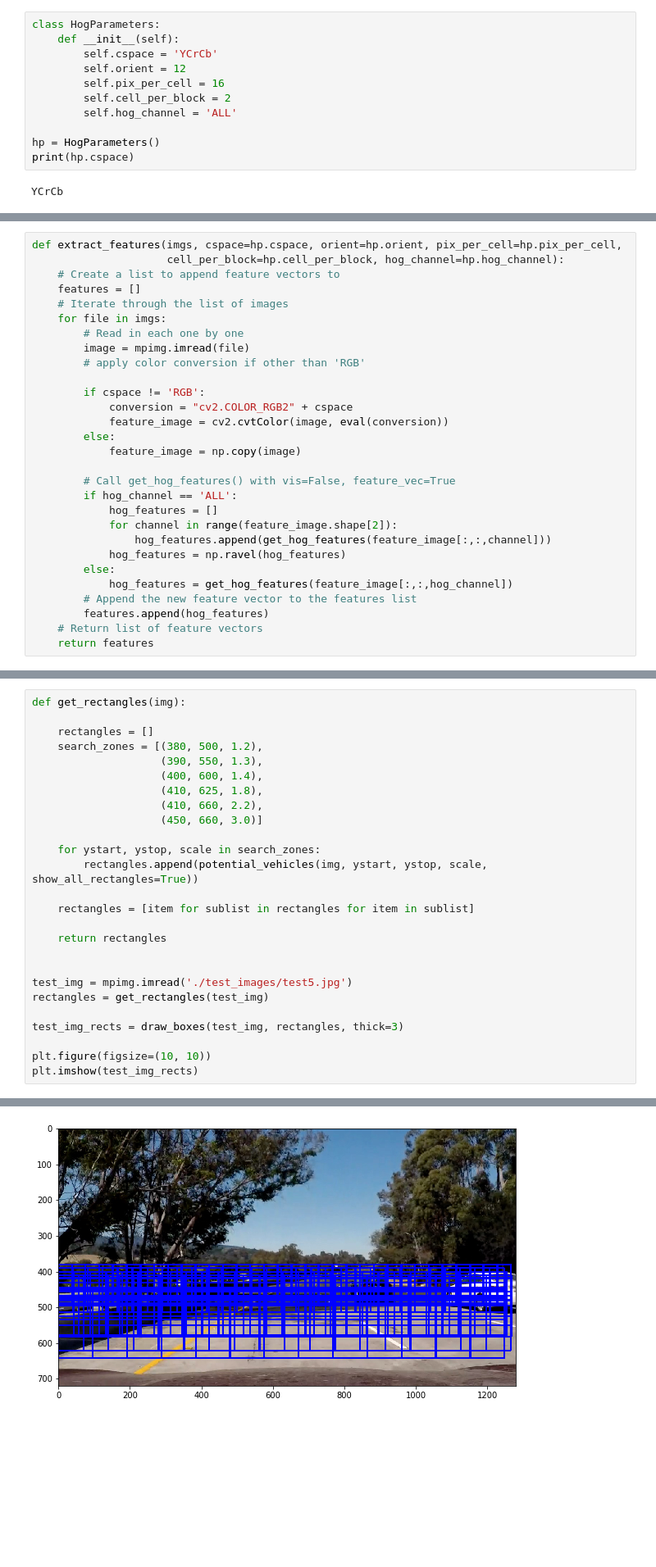
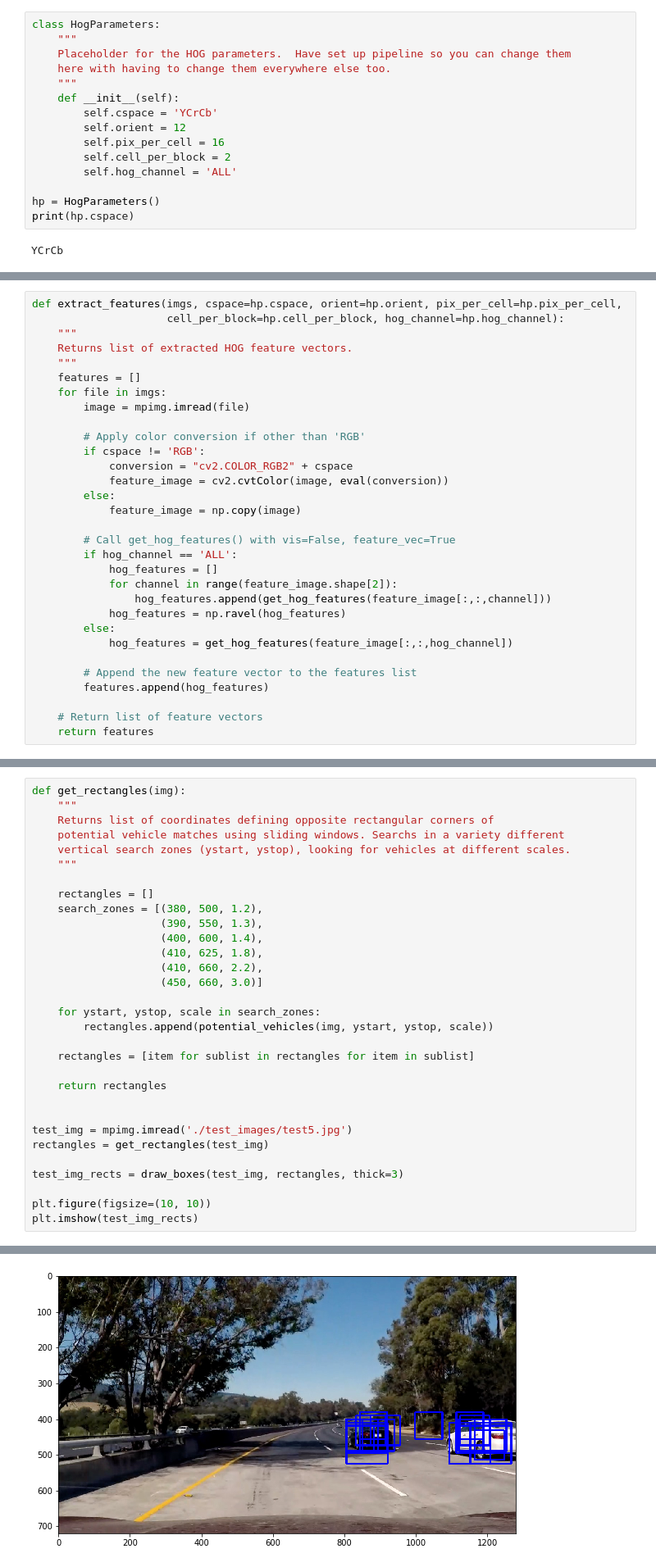
Before and after one commit to thomasdunlap/Autonomous-Vehicle-HOG-Detection, a Jupyter notebook: Vehicle_Detection.ipynb, the cells around one changed output, grey strips where cells are left out. Shown at 82% size. Drawn from its saved outputs; the diff is of its cells as text; blank space fills up the shorter version.

```diff
--- a/Vehicle_Detection.ipynb
+++ b/Vehicle_Detection.ipynb
@@ -57,6 +57,10 @@ from scipy.ndimage.measurements import label
 import matplotlib.image as mpimg
 # %%
 class HogParameters:
+    """
+    Placeholder for the HOG parameters.  Have set up pipeline so you can change them
+    here with having to change them everywhere else too.
+    """
     def __init__(self):
         self.cspace = 'YCrCb'
         self.orient = 12
@@ -116,14 +120,14 @@ for i in range(3):
 # %%
 def extract_features(imgs, cspace=hp.cspace, orient=hp.orient, pix_per_cell=hp.pix_per_cell,
                      cell_per_block=hp.cell_per_block, hog_channel=hp.hog_channel):
-    # Create a list to append feature vectors to
+    """
+    Returns list of extracted HOG feature vectors.
+    """
     features = []
-    # Iterate through the list of images
     for file in imgs:
-        # Read in each one by one
         image = mpimg.imread(file)
-        # apply color conversion if other than 'RGB'
 
+        # Apply color conversion if other than 'RGB'
         if cspace != 'RGB':
             conversion = "cv2.COLOR_RGB2" + cspace
             feature_image = cv2.cvtColor(image, eval(conversion))
@@ -138,8 +142,10 @@ def extract_features(imgs, cspace=hp.cspace, orient=hp.orient, pix_per_cell=hp.p
             hog_features = np.ravel(hog_features)
         else:
             hog_features = get_hog_features(feature_image[:,:,hog_channel])
+
         # Append the new feature vector to the features list
         features.append(hog_features)
+
     # Return list of feature vectors
     return features
 # %%
@@ -319,33 +326,38 @@ plt.imshow(test_img_rects)
 [figure]
 # %%
 def get_rectangles(img):
+    """
+    Returns list of coordinates defining opposite rectangular corners of
+    potential vehicle matches using sliding windows. Searchs in a variety different
+    vertical search zones (ystart, ystop), looking for vehicles at different scales.
+    """
 
     rectangles = []
     search_zones = [(380, 500, 1.2),
                     (390, 550, 1.3),
                     (400, 600, 1.4),
                     (410, 625, 1.8),
                     (410, 660, 2.2),
                     (450, 660, 3.0)]
 
     for ystart, ystop, scale in search_zones:
-        rectangles.append(potential_vehicles(img, ystart, ystop, scale, show_all_rectangles=True))
+        rectangles.append(potential_vehicles(img, ystart, ystop, scale))
 
     rectangles = [item for sublist in rectangles for item in sublist]
 
     return rectangles
 
 
 test_img = mpimg.imread('./test_images/test5.jpg')
 rectangles = get_rectangles(test_img)
 
 test_img_rects = draw_boxes(test_img, rectangles, thick=3)
 
 plt.figure(figsize=(10, 10))
 plt.imshow(test_img_rects)
 # %% [output]
 /Users/tomdunlap/anaconda3/envs/carnd-term1/lib/python3.5/site-packages/skimage/feature/_hog.py:119: skimage_deprecation: Default value of `block_norm`==`L1` is deprecated and will be changed to `L2-H ...
   'be changed to `L2-Hys` in v0.15', skimage_deprecation)
 <matplotlib.image.AxesImage at 0x...>
-[figure, old version]
+[figure, new version]
 # %%
```
Also changed, not shown: parts of 14 cells of this notebook.
